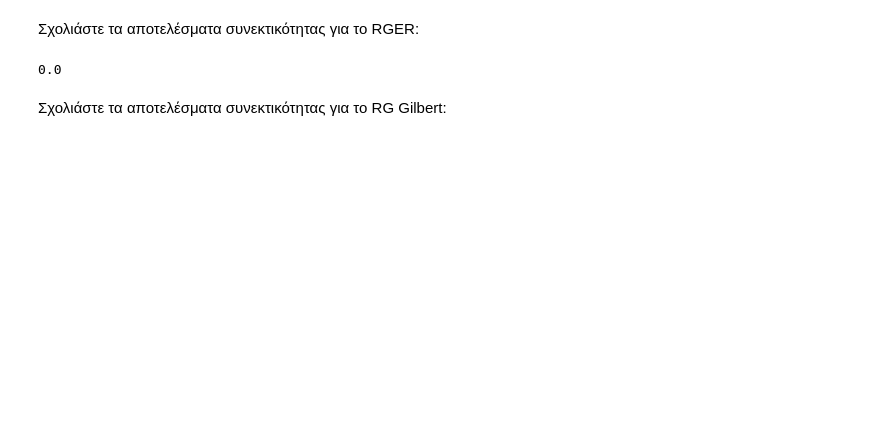
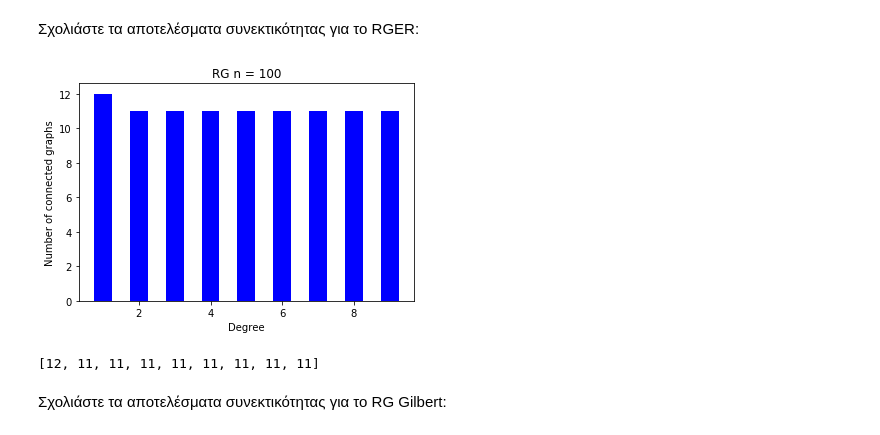
Before and after one commit to arkountos/Social-Network-Analysis, a Jupyter notebook: Lab1_2019/lab1_student version.ipynb, the cells around one changed output. Drawn from its saved outputs; the diff is of its cells as text; code cells hidden in the pictures; blank space fills up the shorter version.

```diff
--- a/Lab1_2019/lab1_student version.ipynb
+++ b/Lab1_2019/lab1_student version.ipynb
@@ -1025,17 +1051,24 @@ print(connection_coef_RGER())
 # %%
 #έλεγχος συνεκτικότητας RG Gilbert
 #για την κατασκευή της RG χρησιμοποιήστε τη συνάρτηση gnp_random_graph του networkx.
-def connection_coef_RGG():
-    connected = 0
+def connection_coef_RG():
+    connected = [0] * 9
     M = [0.1,0.2,0.3,0.4,0.5,0.6,0.7,0.8,0.9]
     for i in range(100):
-        RGG =  nx.gnm_random_graph(100 + i, M[i % 9])
+        RGG =  nx.gnp_random_graph(100 + i, M[i % 9])
         if nx.is_connected(RGG):
-            connected += 1
-    return(connected / 100)
+            connected[i % 9] += 1
+    return(connected)
 
-print(connection_coef_RGG())
+plt.bar(list(range(1, 10, 1)),connection_coef_RG(), width=0.5, color='b')
+plt.title("RG n = %d" %n)
+plt.ylabel("Number of connected graphs")
+plt.xlabel("Degree")
+plt.show()
+
+print(connection_coef_RG())
 # %% [output]
+[figure, added]
-0.0
+[12, 11, 11, 11, 11, 11, 11, 11, 11]
 # %% [markdown]
 Σχολιάστε τα αποτελέσματα συνεκτικότητας για το RG Gilbert:
```
Also changed, not shown: parts of 38 cells of this notebook.
